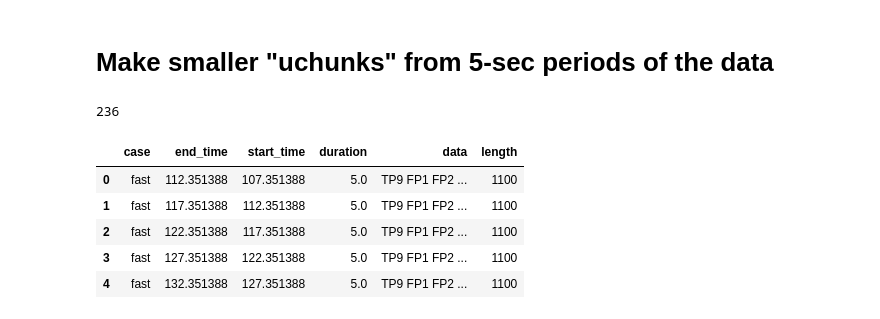
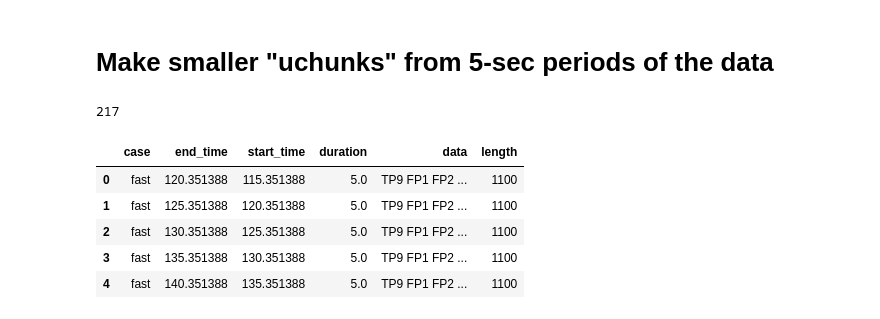
Before and after one commit to HALtheWise/neurotech-bmi, a Jupyter notebook: preprocessing.ipynb, the cells around one changed output. Drawn from its saved outputs; the diff is of its cells as text; code cells hidden in the pictures.

```diff
--- a/preprocessing.ipynb
+++ b/preprocessing.ipynb
@@ -167,31 +167,31 @@ for chunk in chunks.itertuples():
 # %%
 uchunk_len = 5.0
 
 uchunks = pd.DataFrame(columns=chunks.columns)
 for chunk in chunks.itertuples():
-    start = chunk.start_time
+    start = chunk.start_time + 8
     while True:
         end = start + uchunk_len
         if end > chunk.end_time:
             break
 
         uchunks = uchunks.append({'case':chunk.case,'start_time':start,'end_time':end}, ignore_index=True)
         start = end
 
 
 uchunks['duration'] = uchunks.end_time - uchunks.start_time
 uchunks['data'] = [df[(start < df.time) & (df.time <= end)]
                   for start, end in zip(uchunks.start_time, uchunks.end_time)]
 uchunks['length'] = [len(data) for data in uchunks.data]
 
 print len(uchunks)
 uchunks.head()
 # %% [output]
-236
+217
 |  | case | end_time | start_time | duration | data | length |
-| 0 | fast | 112.351388 | 107.351388 | 5.0 | TP9 FP1 FP2 ... | 1100 |
-| 1 | fast | 117.351388 | 112.351388 | 5.0 | TP9 FP1 FP2 ... | 1100 |
-| 2 | fast | 122.351388 | 117.351388 | 5.0 | TP9 FP1 FP2 ... | 1100 |
-| 3 | fast | 127.351388 | 122.351388 | 5.0 | TP9 FP1 FP2 ... | 1100 |
-| 4 | fast | 132.351388 | 127.351388 | 5.0 | TP9 FP1 FP2 ... | 1100 |
+| 0 | fast | 120.351388 | 115.351388 | 5.0 | TP9 FP1 FP2 ... | 1100 |
+| 1 | fast | 125.351388 | 120.351388 | 5.0 | TP9 FP1 FP2 ... | 1100 |
+| 2 | fast | 130.351388 | 125.351388 | 5.0 | TP9 FP1 FP2 ... | 1100 |
+| 3 | fast | 135.351388 | 130.351388 | 5.0 | TP9 FP1 FP2 ... | 1100 |
+| 4 | fast | 140.351388 | 135.351388 | 5.0 | TP9 FP1 FP2 ... | 1100 |
 # %%
```
Also changed, not shown: parts of 1 cell of this notebook, 1 other file.
